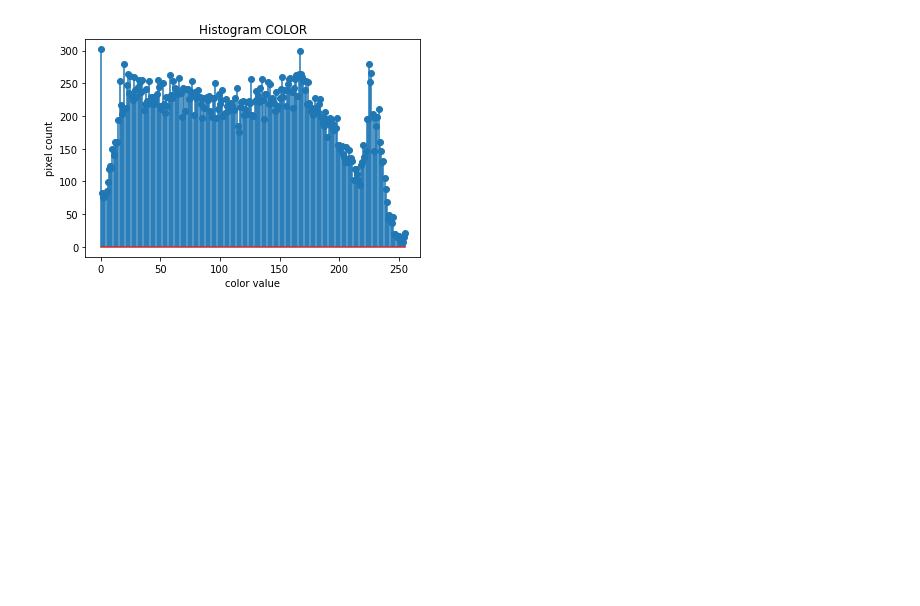
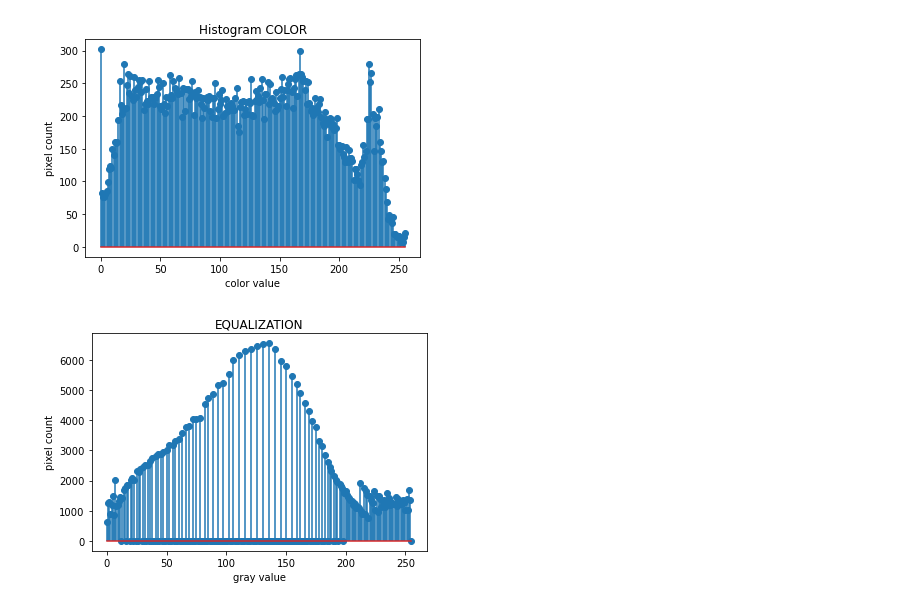
Before and after one commit to anishmj/Histogram-of-an-image, a Jupyter notebook: DIP EX 4 HISTOGRAM.ipynb, the cells around one changed output. Drawn from its saved outputs; the diff is of its cells as text; code cells hidden in the pictures; blank space fills up the shorter version.

```diff
--- a/DIP EX 4 HISTOGRAM.ipynb
+++ b/DIP EX 4 HISTOGRAM.ipynb
@@ -39,3 +39,15 @@ cv2.imshow('GRAY IMAGE',gray)
 cv2.imshow('EQUALIZED IMAGE',equ)
 cv2.waitKey(0)
 cv2.destroyAllWindows()
+# %%
+
+equal_hist = cv2.calcHist([equ],[0],None,[256],[0,255])
+equ = cv2.equalizeHist(gray)
+plt.figure()
+plt.title("EQUALIZATION")
+plt.xlabel('gray value')
+plt.ylabel('pixel count')
+plt.stem(equal_hist)
+plt.show()
+# %% [output]
+[figure, added]
```
Also changed, not shown: 3 other files.
